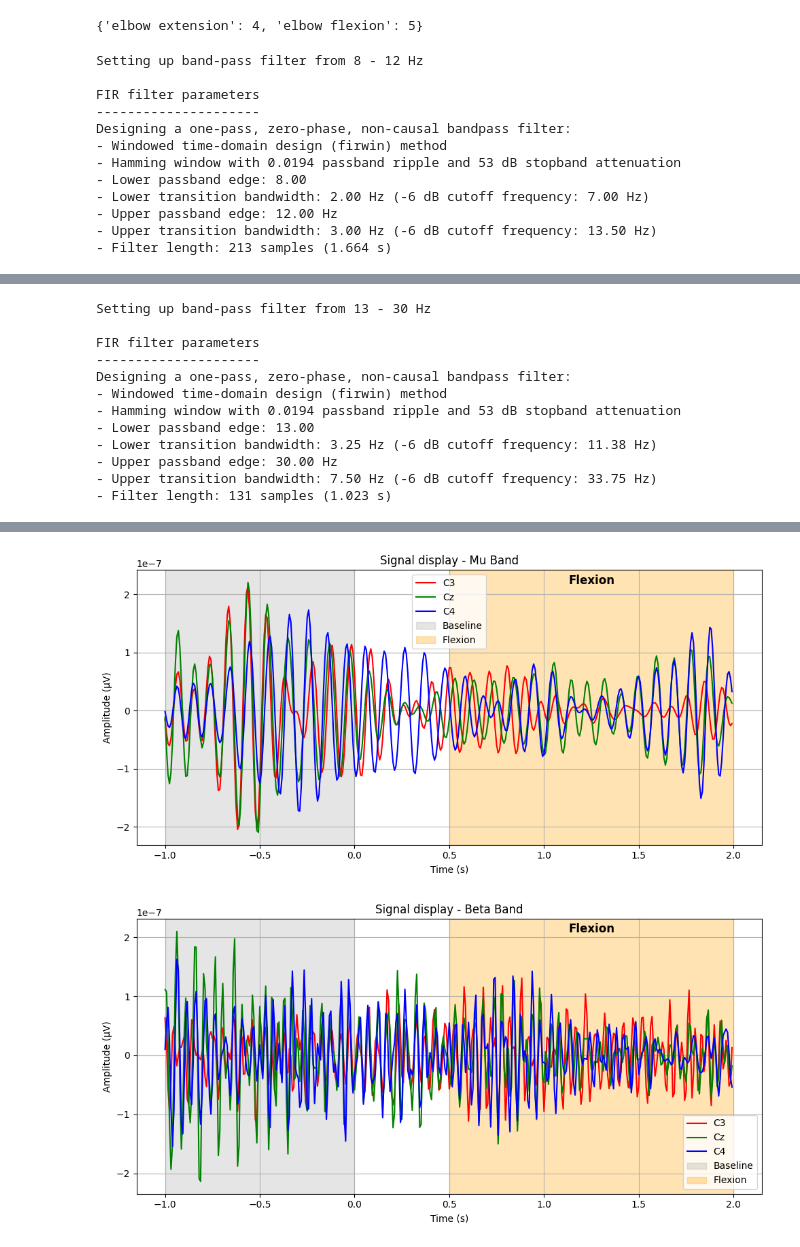
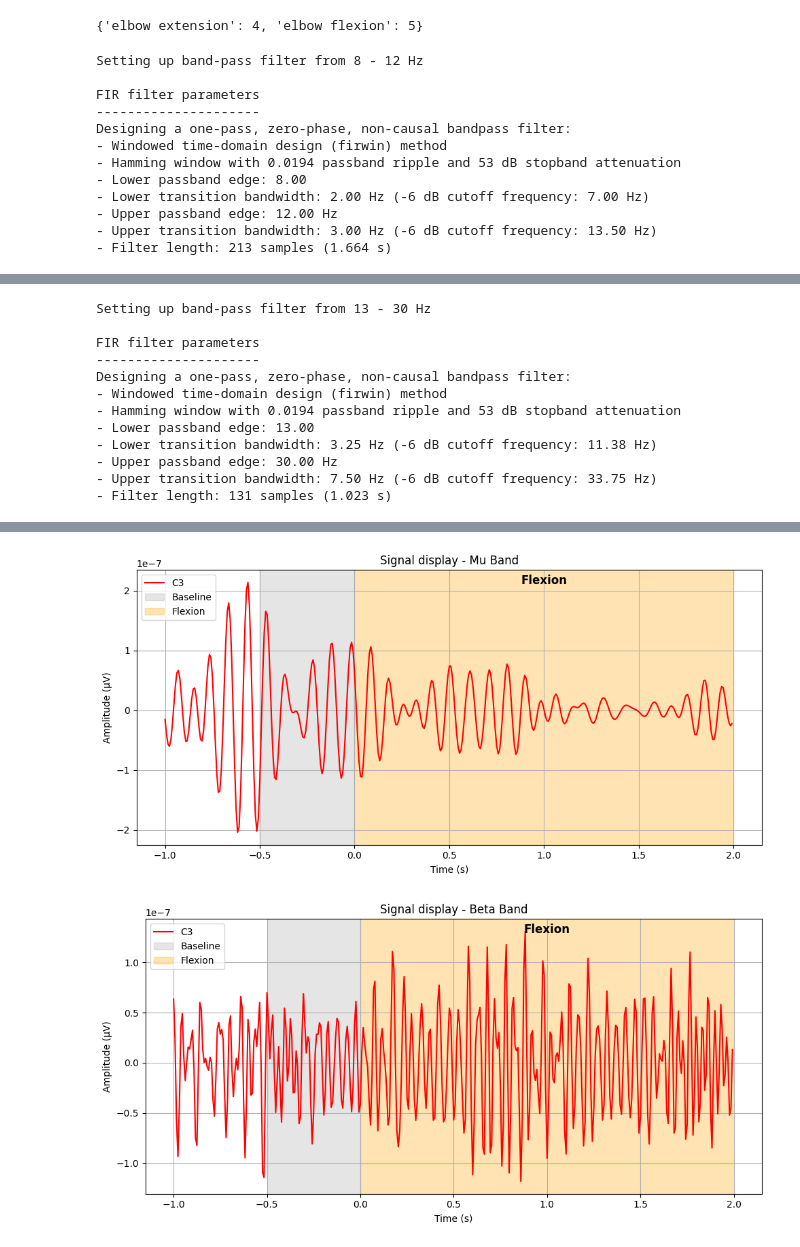
Before and after one commit to CharlotteXIII/StudioV_opentopics, a Jupyter notebook: Experiment_on_6_Subjects/2Class_6S.ipynb, the cells around one changed output, grey strips where cells are left out. Saved outputs shown, nothing was run; the diff lists cells and outputs as text; code cells hidden in the pictures.

```diff
--- a/Experiment_on_6_Subjects/2Class_6S.ipynb
+++ b/Experiment_on_6_Subjects/2Class_6S.ipynb
@@ -635,0 +705,31 @@ Done.
+# %%
+# แยกข้อมูลเป็น class 0 และ class 1
+X0 = X_train[y_train == 0]
+X1 = X_train[y_train == 1]
+
+# คำนวณ covariance เฉลี่ยของแต่ละ class
+cov0 = np.mean([np.cov(x) for x in X0], axis=0)
+cov1 = np.mean([np.cov(x) for x in X1], axis=0)
+
+# คำนวณ eigenvalues สำหรับแต่ละ filter
+eigenvalues = np.array([
+    f.T @ cov0 @ f / (f.T @ cov1 @ f + 1e-10)
+    for f in csp.filters_
+])
+
+# คำนวณว่าทุก component เน้น class ไหน
+dominant_classes = ['elbow extension' if ev > 1.0 else 'elbow flexion' for ev in eigenvalues]
+
+# สร้าง title พร้อม class label
+titles = [f'CSP{i}\n({cls})' for i, cls in enumerate(dominant_classes)]
+
+n = csp.filters_.shape[0]
+# วาด topomap
+fig = csp.plot_patterns(info=Selectedtuna.info, components=range(n), ch_type='eeg', show=False)
+
+
+# แก้ไขชื่อหัวแต่ละ subplot
+for ax, title in zip(fig.axes, titles):
+    ax.set_title(title, fontsize=10)
+
+plt.show()
@@ -635,0 +738,3 @@ Done.
+# %%
+for i, ev in enumerate(eigenvalues):
+    print(f'CSP{i}: eigenvalue = {ev:.4f}')
@@ -1180,8 +1216,8 @@ epochs_flex_beta = epochs_beta['elbow flexion']
 evoked_flex_mu = epochs_flex_mu.average()
 evoked_flex_beta = epochs_flex_beta.average()
 
-def plot_evoked_custom_focus(evoked, band_name, picks=['C3', 'Cz', 'C4'],
-                              baseline=(-1.0, 0.0), flexion=(0.5, 2.0), time_window=(-1.0, 2.0)):
+def plot_evoked_custom_focus(evoked, band_name, picks=['C3'],
+                              baseline=(-0.5, 0.0), flexion=(0.0, 2.0), time_window=(-1.0, 2.0)):
 
     # Map สีให้แต่ละ channel
     colors = ['red', 'green', 'blue']
@@ -1278,5 +1314,5 @@ Designing a one-pass, zero-phase, non-causal bandpass filter:
-[figure, old version]
+[figure, new version]
-[figure, old version]
+[figure, new version]
 # %%
 
 # กำหนด band ที่ต้องการ
```
Also changed, not shown: parts of 21 cells of this notebook.
